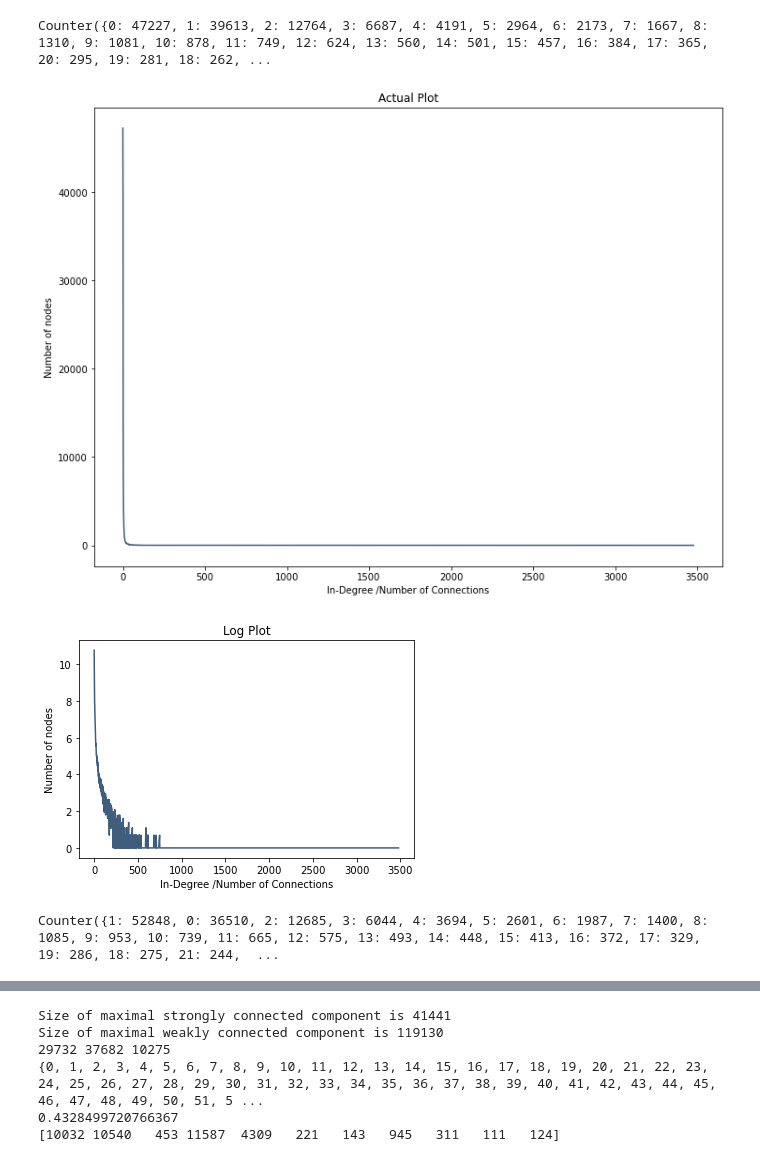
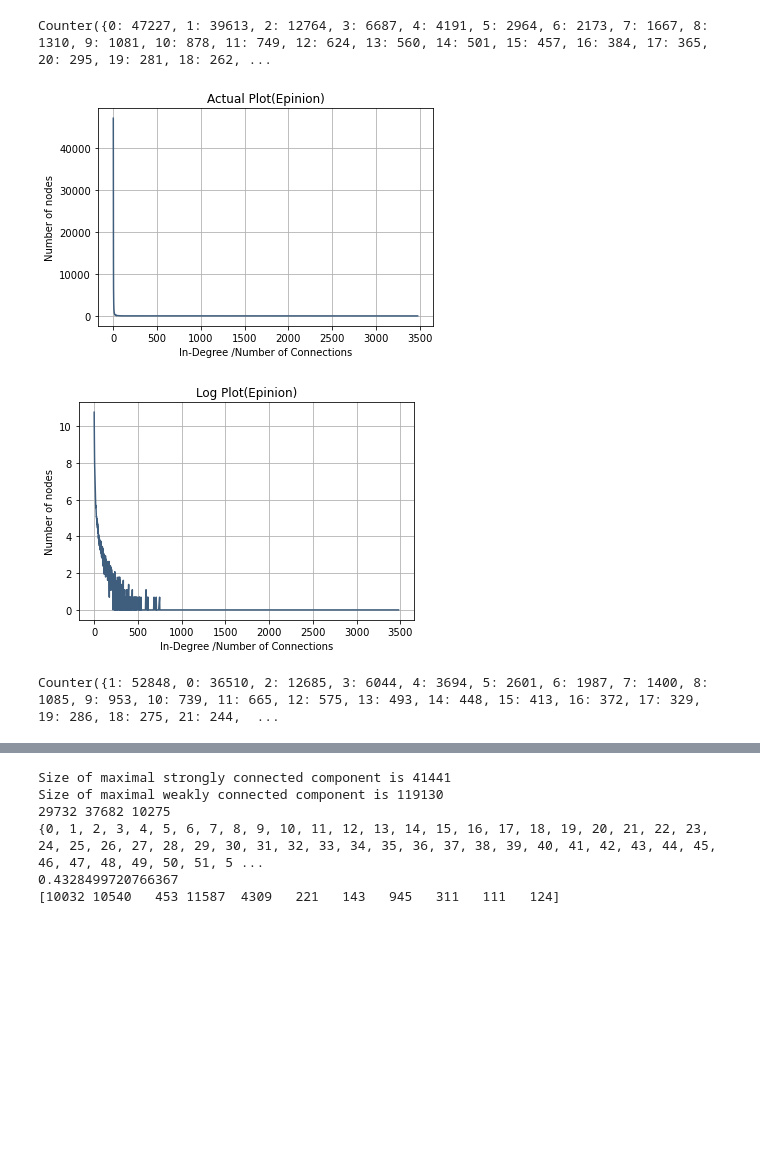
Before and after one commit to arkaprabha10/Social-Network-Analysis, a Jupyter notebook: code.ipynb, the cells around one changed output, grey strips where cells are left out. Drawn from its saved outputs; the diff is of its cells as text; code cells hidden in the pictures; blank space fills up the shorter version.

```diff
--- a/code.ipynb
+++ b/code.ipynb
@@ -14,10 +15,15 @@ def data_graph(dataset, delimiter):
 
     data = pd.read_csv(dataset, delimiter=delimiter)
     print(data.shape)
-    print(data.head(5))
-    data.columns = ['From','To','Weight']
-    # We check if the file has loaded
-    data.head()
+    if dataset == 'epinion.txt':
+        data.columns = ['From','To','Weight']
+    elif dataset == 'wiki.txt':
+        data.columns = ['From','To']
+        tempWeight = [1 for i in range(103689)]
+        data['Weight'] = tempWeight
+    elif dataset == 'bitcoin.csv':
+        data.columns = ['From','To','Weight','Time']
+    print(data.head())
 
     graph = nx.DiGraph()
     # Adding the edges.
@@ -26,6 +32,6 @@ def data_graph(dataset, delimiter):
 
     return data, graph
 # %%
-epi_csv, graph = data_graph('epinion.txt',"\t")
+epi_csv, epi_graph = data_graph('epinion.txt',"\t")
 # %% [output]
 (841372, 3)
@@ -102,17 +171,18 @@ def degreeDistribution(data,graph):
     degreeCount = collections.Counter(degree_sequence)
     print(degreeCount)
     deg, cnt = zip(*degreeCount.items())
-    fig, ax = plt.subplots(figsize=(12, 9))
     plt.plot(deg,cnt,color="#3F5D7D")
     plt.xlabel('In-Degree /Number of Connections')
     plt.ylabel('Number of nodes')
-    plt.title('Actual Plot')
+    plt.title('Actual Plot(Epinion)')
+    plt.grid()
     plt.show()
     print()
     plt.plot(deg,(np.log(cnt)),color="#3F5D7D")
     plt.xlabel('In-Degree /Number of Connections')
     plt.ylabel('Number of nodes')
-    plt.title('Log Plot')
+    plt.title('Log Plot(Epinion)')
+    plt.grid()
     plt.show()
 
     # Degree distribtion for out-degree
@@ -120,22 +190,24 @@ def degreeDistribution(data,graph):
     degreeCount = collections.Counter(degree_sequence)
     print(degreeCount)
     deg, cnt = zip(*degreeCount.items())
-    fig, ax = plt.subplots(figsize=(12, 9))
     plt.plot(deg,cnt,color="#3F5D7D")
     plt.xlabel('Out-Degree /Number of Connections')
     plt.ylabel('Number of nodes')
+    plt.title('Log Plot(Epinion)')
+    plt.grid()
     plt.show()
 
     print()
     plt.plot(deg,(np.log(cnt)),color="#3F5D7D")
     plt.xlabel('Out-Degree /Number of Connections')
     plt.ylabel('Number of nodes')
-    plt.title('Log Plot')
+    plt.title('Log Plot(Epinion)')
+    plt.grid()
     plt.show()
 # %%
-degreeDistribution(epi_csv,graph)
+degreeDistribution(epi_csv, epi_graph)
 # %% [output]
 Counter({0: 47227, 1: 39613, 2: 12764, 3: 6687, 4: 4191, 5: 2964, 6: 2173, 7: 1667, 8: 1310, 9: 1081, 10: 878, 11: 749, 12: 624, 13: 560, 14: 501, 15: 457, 16: 384, 17: 365, 20: 295, 19: 281, 18: 262, ...
-[figure, old version]
+[figure, new version]
-[figure, old version]
+[figure, new version]
 Counter({1: 52848, 0: 36510, 2: 12685, 3: 6044, 4: 3694, 5: 2601, 6: 1987, 7: 1400, 8: 1085, 9: 953, 10: 739, 11: 665, 12: 575, 13: 493, 14: 448, 15: 413, 16: 372, 17: 329, 19: 286, 18: 275, 21: 244,  ...
```
Also changed, not shown: parts of 60 cells of this notebook, 45 other files.
